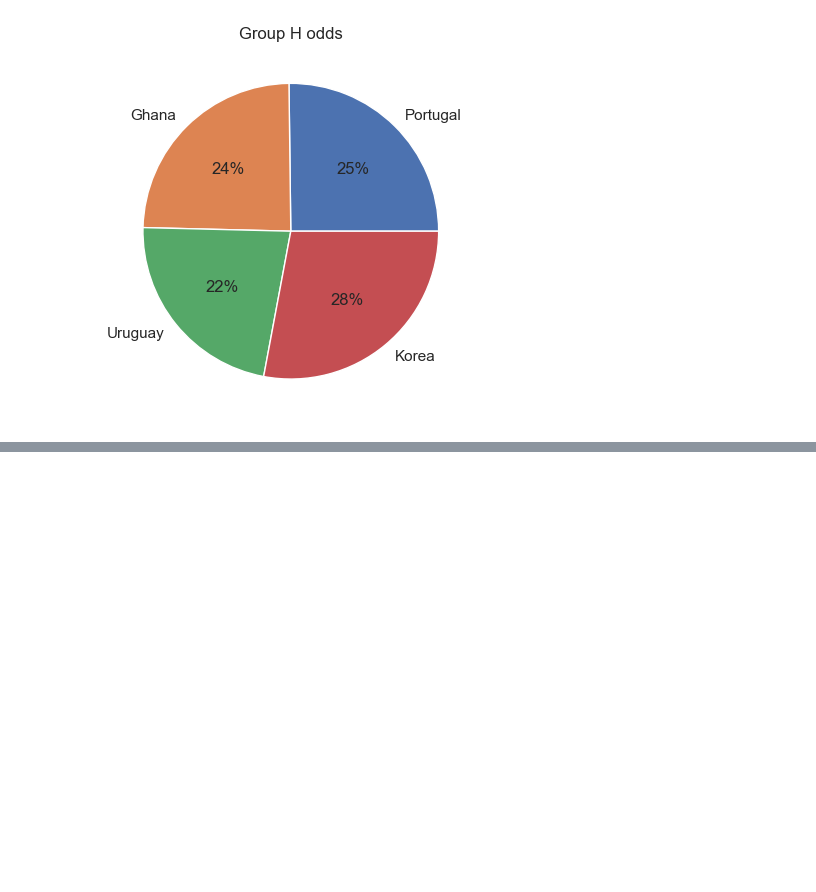
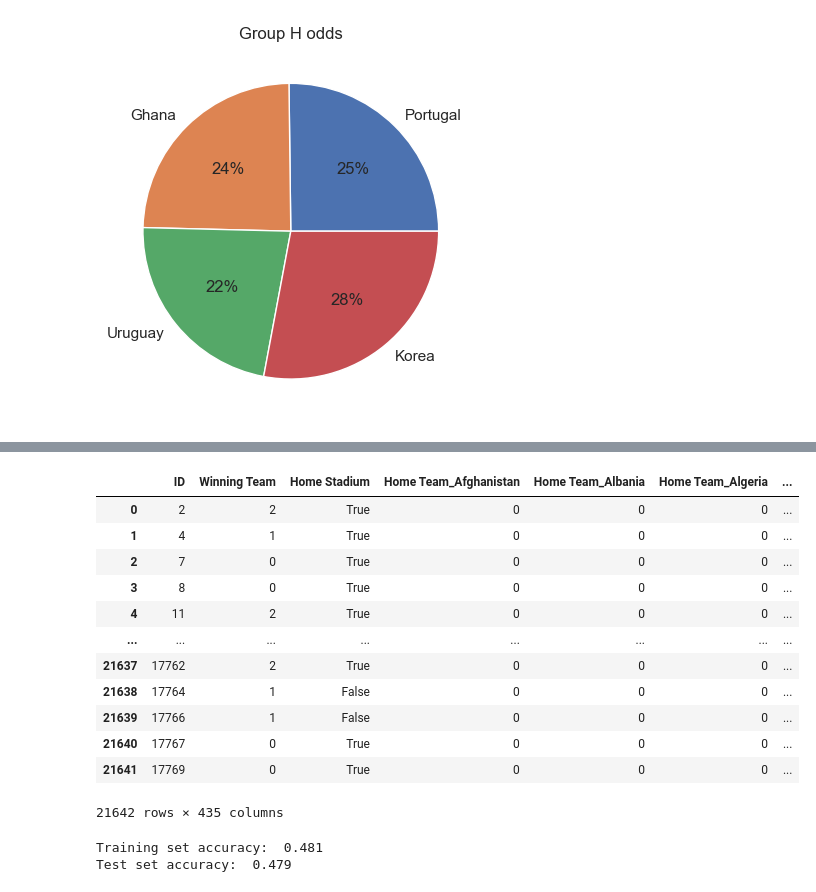
Before and after one commit to kimnamhyeon0112/2022-2_OSP_Final_Project, a Jupyter notebook: Qatar_WC_Prediction.ipynb, the cells around one changed output, grey strips where cells are left out. Saved outputs shown, nothing was run; the diff lists cells and outputs as text; code cells hidden in the pictures; blank space fills up the shorter version.

Commit message:
검증용 값(test), 훈련용 값(training) 출력

```diff
--- a/Qatar_WC_Prediction.ipynb
+++ b/Qatar_WC_Prediction.ipynb
@@ -1789,0 +1835,4 @@ plt.show()
+# %%
+# train값과 test값을 산출하기 위해 필요없는 string형의 모든 열 제거
+df_teams_1930 = df_teams.drop(['Tournament', 'Date', 'Home Goals', 'Away Goals', 'Losing Team', 'Win Conditions', 'Goal Difference', 'match_year'], axis=1)
+df_teams_1930.head()
@@ -1789,0 +1846,8 @@ plt.show()
+# %%
+# test, train값 산출을 위해 Winning Team 열을 새로운 조건에 맞게 변경
+df_teams_1930 = df_teams_1930.reset_index(drop=True)
+df_teams_1930.loc[df_teams_1930['Winning Team'] == df_teams_1930['Home Team'],'Winning Team']=2
+df_teams_1930.loc[df_teams_1930['Winning Team'] == 'Draw', 'Winning Team']=1
+df_teams_1930.loc[df_teams_1930['Winning Team'] == df_teams_1930['Away Team'], 'Winning Team']=0
+
+df_teams_1930.head()
@@ -1789,0 +1861,34 @@ plt.show()
+# %%
+final = pd.get_dummies(df_teams_1930, prefix=['Home Team', 'Away Team'], columns=['Home Team', 'Away Team'])
+
+X = final.drop(['Winning Team'], axis=1)
+y = final["Winning Team"]
+y = y.astype('int')
+
+X_train, X_test, y_train, y_test = train_test_split(X, y, test_size=0.30, random_state=42)
+final.head(len(final))
+# %% [output]
+|  | ID | Winning Team | Home Stadium | Home Team_Afghanistan | Home Team_Albania | Home Team_Algeria | ... |
+| 0 | 2 | 2 | True | 0 | 0 | 0 | ... |
+| 1 | 4 | 1 | True | 0 | 0 | 0 | ... |
+| 2 | 7 | 0 | True | 0 | 0 | 0 | ... |
+| 3 | 8 | 0 | True | 0 | 0 | 0 | ... |
+| 4 | 11 | 2 | True | 0 | 0 | 0 | ... |
+| ... | ... | ... | ... | ... | ... | ... | ... |
+| 21637 | 17762 | 2 | True | 0 | 0 | 0 | ... |
+| 21638 | 17764 | 1 | False | 0 | 0 | 0 | ... |
+| 21639 | 17766 | 1 | False | 0 | 0 | 0 | ... |
+| 21640 | 17767 | 0 | True | 0 | 0 | 0 | ... |
+| 21641 | 17769 | 0 | True | 0 | 0 | 0 | ... |
+21642 rows × 435 columns
+# %%
+# test, train값 산출
+logreg = LogisticRegression()
+logreg.fit(X_train, y_train)
+score = logreg.score(X_train, y_train)
+score2 = logreg.score(X_test, y_test)
+print("Training set accuracy: ", '%.3f'%(score))
+print("Test set accuracy: ", '%.3f'%(score2))
+# %% [output]
+Training set accuracy:  0.481
+Test set accuracy:  0.479
```
Also changed, not shown: parts of 5 cells of this notebook.
